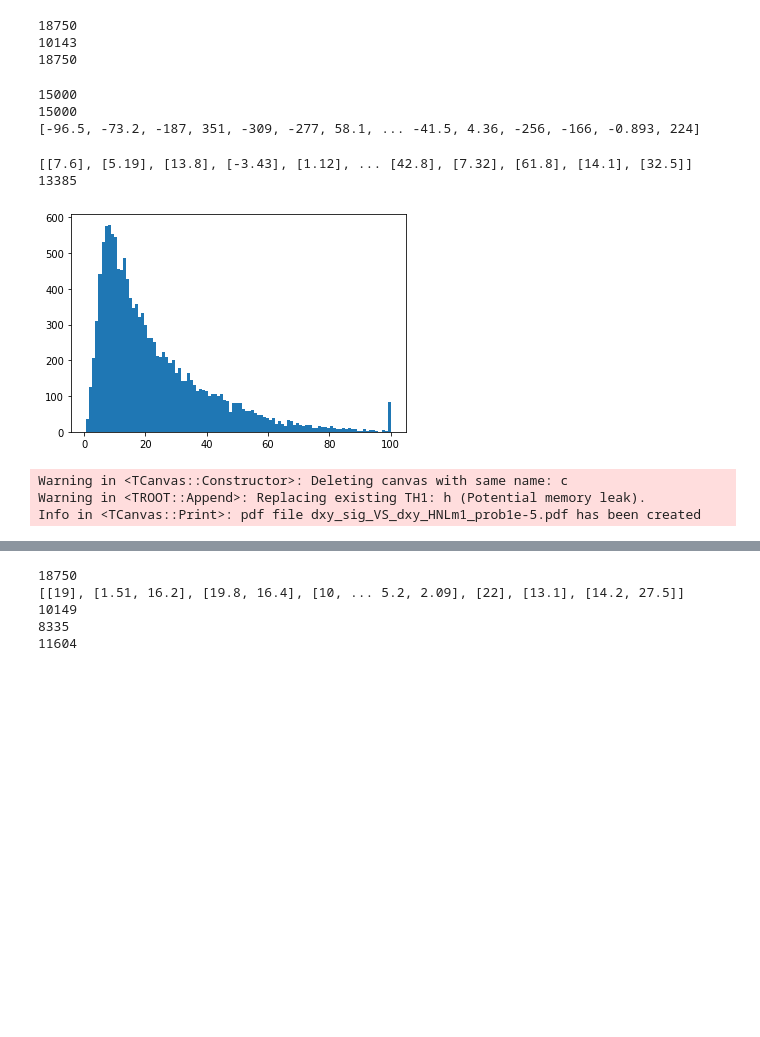
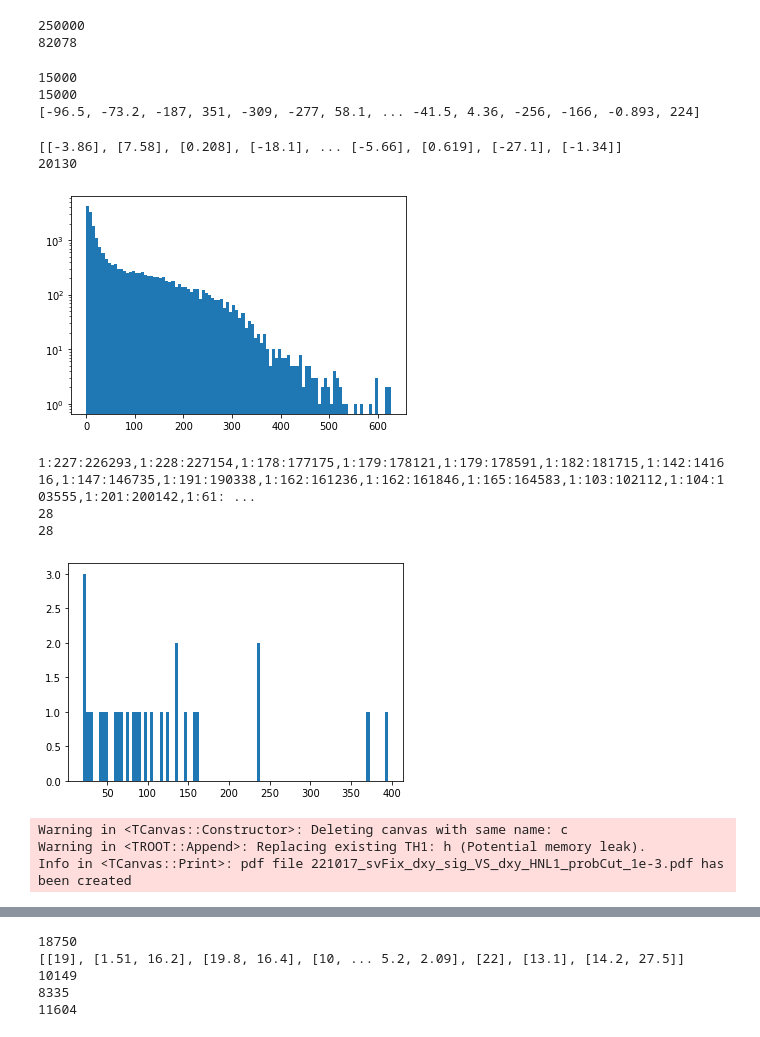
Before and after one commit to annamasce/disp_muon_studies, a Jupyter notebook: notebooks/SV_studies.ipynb, the cells around one changed output, grey strips where cells are left out. Cells and saved outputs as stored; diff of their text form; code cells hidden in the pictures; blank space fills up the shorter version.

```diff
--- a/notebooks/SV_studies.ipynb
+++ b/notebooks/SV_studies.ipynb
@@ -49,9 +47,8 @@ def set_hist2d_style(h2, title, title_x, title_y):
 
     return h2
 # %%
-# file_path = "/Users/mascella/cernbox/Analysis_files/HeavyNeutrino_trilepton_M-1_V-0_0949736805647_mu_massiveAndCKM_LO/merged_0.root"
-file_path = "/Users/mascella/cernbox_shared_with_you/test/displaced_dimuon.root"
-# events = uproot.concatenate([file_path_1+":Events", file_path_2+":Events"])
+file_path = "/Users/mascella/cernbox/disp_muons/disp_muons_HNL1_svFix.root"
 events = NanoEventsFactory.from_root(file_path, schemaclass=NanoAODSchema).events()
-print(events.fields)
+events["index"] = ak.Array(range(0, len(events)))
+events.index
 # %% [output]
@@ -63,9 +70,8 @@ print(len(events))
 events["gen_muon"] = hnl_muons[hnl_muons.distinctParent.pdgId == 9900012]
 print(sum(ak.num(events["gen_muon"].pt, axis=-1)==2))
 # %% [output]
-18750
-10143
-18750
+250000
+82078
 # %%
 gen_muons = events.GenPart[(np.abs(events.GenPart.pdgId) == 13) & (events.GenPart.status == 1) & (
                 events.GenPart.distinctParentIdxG != -1)]
@@ -80,28 +86,43 @@ print(events.gen_muons.vy[:, 0])
 [-96.5, -73.2, -187, 351, -309, -277, 58.1, ... -41.5, 4.36, -256, -166, -0.893, 224]
 # %%
 dimuons = events.DiDSAMuon
+events_dimuons = events[ak.num(dimuons, axis=-1)>0]
 # take only events with at least 1 dimuon
 dimuons = dimuons[ak.num(dimuons, axis=-1)>0]
 dimuons = dimuons[ak.argmax(dimuons.pt, axis=-1, keepdims=True)]
 x = dimuons.vtx_x
 y = dimuons.vtx_y
 ex = dimuons.vtx_ex
 ey = dimuons.vtx_ey
 
 print(x)
 print(len(ak.flatten(x, axis=-1)))
 
 dxy = np.sqrt(x**2 + y**2)
 dxy_err = np.sqrt(x**2 * ex**2 + y**2 * ey**2) / dxy
 dxy_sig = dxy/dxy_err
 
-# weight = events.genWeight[ak.num(x, axis=-1)>0]
+events_dimuons = events_dimuons[ak.flatten(dxy_err, axis=-1) > 90]
+dxy_high = dxy[ak.flatten(dxy_err, axis=-1) > 90]
+dxy_err_high = dxy_err[ak.flatten(dxy_err, axis=-1) > 90]
 
-plt.hist(ak.flatten(dxy_err, axis=-1), bins=100) #, weights=ak.flatten(weight, axis=-1))
+plt.hist(ak.flatten(dxy, axis=-1), bins=100) #, weights=ak.flatten(weight, axis=-1))
+plt.yscale("log")
 plt.show()
+for i in range(len(dxy_high)):
+    print(f"{events_dimuons.run[i]}:{events_dimuons.luminosityBlock[i]}:{events_dimuons.event[i]},", end="") #, dxy_high[i], ak.flatten(dxy_err_high, axis=-1)[i])
+print()
+print(len(events_dimuons))
+print(len(dxy_high))
+plt.hist(ak.flatten(dxy_high, axis=-1), bins=100)
+plt.show()
 # %% [output]
-[[7.6], [5.19], [13.8], [-3.43], [1.12], ... [42.8], [7.32], [61.8], [14.1], [32.5]]
-13385
+[[-3.86], [7.58], [0.208], [-18.1], ... [-5.66], [0.619], [-27.1], [-1.34]]
+20130
-[figure, old version]
+[figure, new version]
+1:227:226293,1:228:227154,1:178:177175,1:179:178121,1:179:178591,1:182:181715,1:142:141616,1:147:146735,1:191:190338,1:162:161236,1:162:161846,1:165:164583,1:103:102112,1:104:103555,1:201:200142,1:61: ...
+28
+28
+[figure, added]
 # %%
 from array import array
@@ -124,11 +145,11 @@ ROOT.gPad.SetLeftMargin(0.2)
 ROOT.gPad.SetBottomMargin(0.2)
 
 # c.Draw()
-c.Print("dxy_sig_VS_dxy_HNLm1_prob1e-5.pdf")
+c.Print("221017_svFix_dxy_sig_VS_dxy_HNL1_probCut_1e-3.pdf")
 # %% [output]
 Warning in <TCanvas::Constructor>: Deleting canvas with same name: c
 Warning in <TROOT::Append>: Replacing existing TH1: h (Potential memory leak).
-Info in <TCanvas::Print>: pdf file dxy_sig_VS_dxy_HNLm1_prob1e-5.pdf has been created
+Info in <TCanvas::Print>: pdf file 221017_svFix_dxy_sig_VS_dxy_HNL1_probCut_1e-3.pdf has been created
 # %%
 c = ROOT.TCanvas()
 hist = ROOT.fill_histo(dxy_sig_flat, 100, 0, 80)
```
Also changed, not shown: parts of 7 cells of this notebook, 4 other files.
